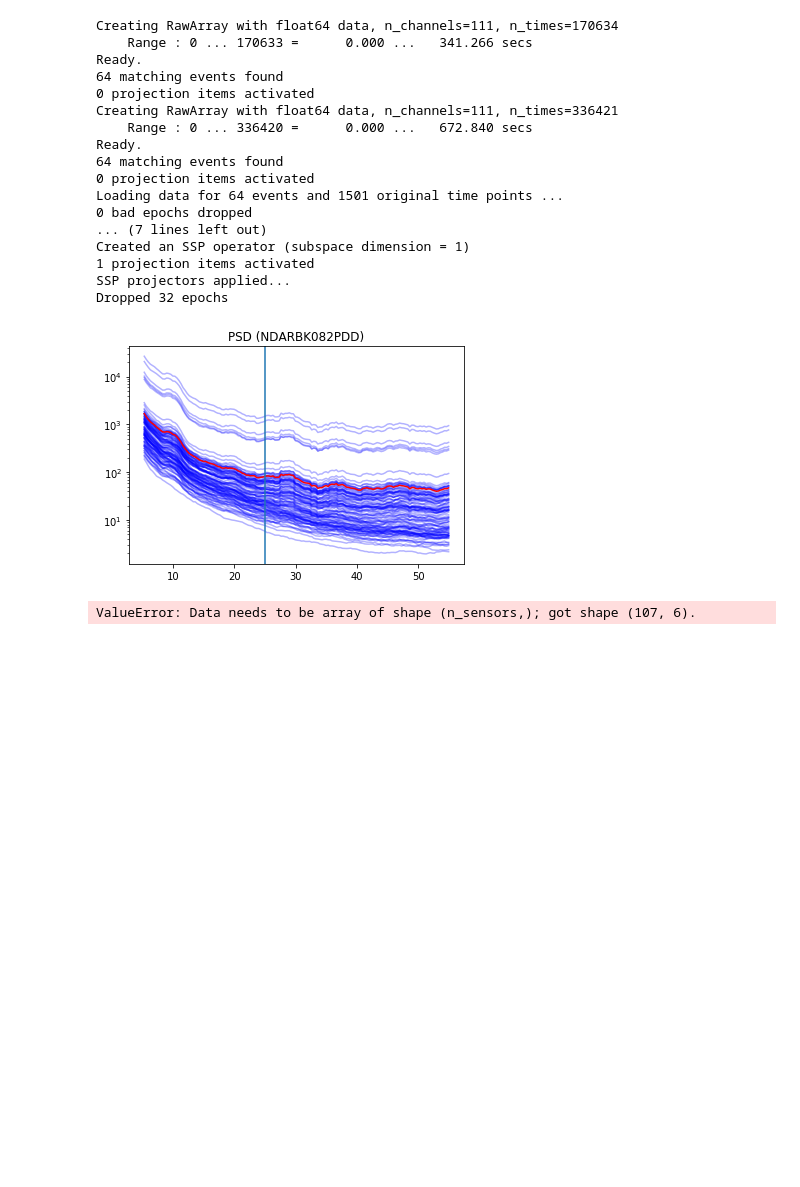
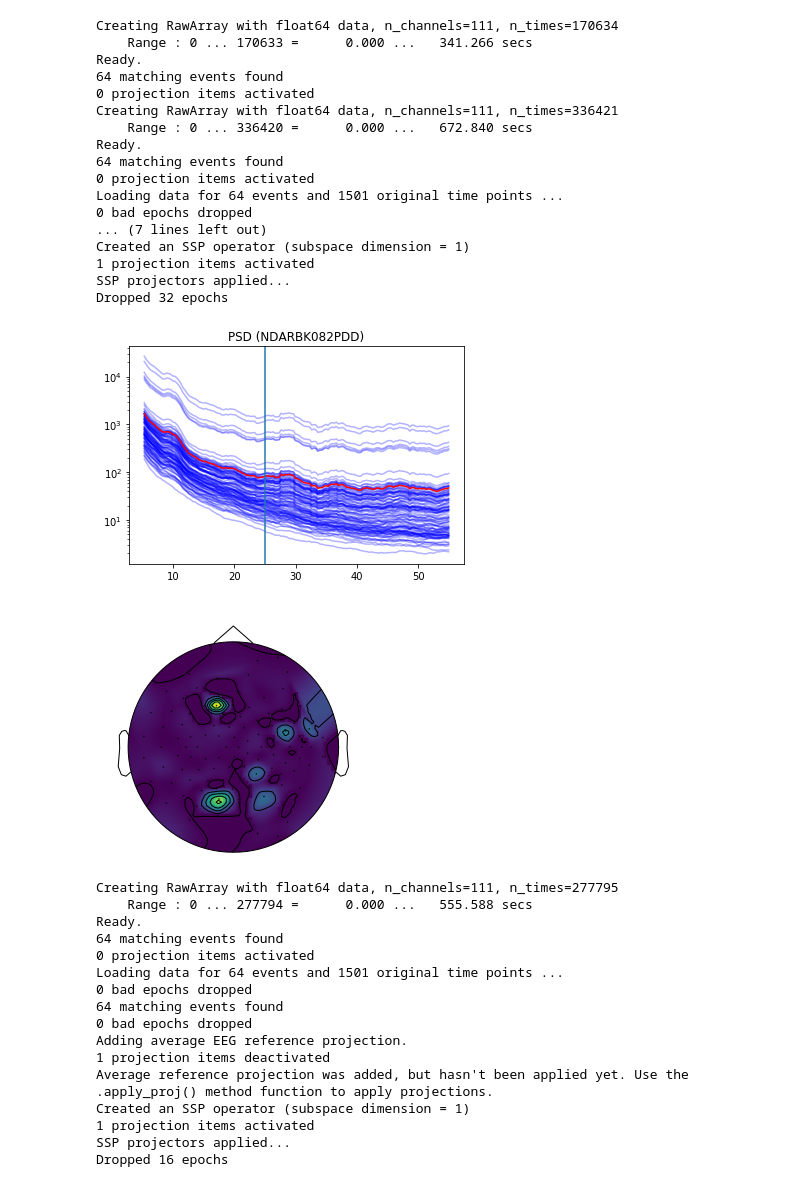
Before and after one commit to janfreyberg/healthy-brain-eeg, a Jupyter notebook: 02.01-ssvep.ipynb, the cells around one changed output. Saved outputs shown, nothing was run; the diff lists cells and outputs as text; code cells hidden in the pictures; blank space fills up the shorter version.

Commit message:
changes to ssvep notebook
plotting the PSD

```diff
--- a/02.01-ssvep.ipynb
+++ b/02.01-ssvep.ipynb
@@ -37,32 +37,48 @@ for epoch in surround_suppression.epochs():
     plt.plot(freq, psd.mean(axis=0).T, color='blue', alpha=0.3)
     plt.plot(freq, psd.mean(axis=0).mean(axis=0), color='red')
     plt.yscale('log')
     plt.axvline(x=25)
     plt.title(f"PSD ({epoch.info['subject_info']})")
     plt.show()
 
     # plot the PSD of interest on the scalp
     pos = mne.channels.layout._auto_topomap_coords(epoch.info,
                                                    picks=mne.pick_types(epoch.info, eeg=True))
-    mne.viz.plot_topomap(data=psd[:, :, (freq > 24) & (freq < 26)].mean(axis=0),
+    mne.viz.plot_topomap(data=psd[:, :, (freq > 24) & (freq < 26)].mean(axis=0).mean(axis=-1),
                          pos=pos, cmap='viridis')
 # %% [output]
 Creating RawArray with float64 data, n_channels=111, n_times=170634
     Range : 0 ... 170633 =      0.000 ...   341.266 secs
 Ready.
 64 matching events found
 0 projection items activated
 Creating RawArray with float64 data, n_channels=111, n_times=336421
     Range : 0 ... 336420 =      0.000 ...   672.840 secs
 Ready.
 64 matching events found
 0 projection items activated
 Loading data for 64 events and 1501 original time points ...
 0 bad epochs dropped
 ... (7 lines left out)
 Created an SSP operator (subspace dimension = 1)
 1 projection items activated
 SSP projectors applied...
 Dropped 32 epochs
 [figure]
+[figure, added]
-ValueError: Data needs to be array of shape (n_sensors,); got shape (107, 6).
+Creating RawArray with float64 data, n_channels=111, n_times=277795
+    Range : 0 ... 277794 =      0.000 ...   555.588 secs
+Ready.
+64 matching events found
+0 projection items activated
+Loading data for 64 events and 1501 original time points ...
+0 bad epochs dropped
+64 matching events found
+0 bad epochs dropped
+Adding average EEG reference projection.
+1 projection items deactivated
+Average reference projection was added, but hasn't been applied yet. Use the .apply_proj() method function to apply projections.
+Created an SSP operator (subspace dimension = 1)
+1 projection items activated
+SSP projectors applied...
+Dropped 16 epochs
```
Also changed, not shown: parts of 1 cell of this notebook.
